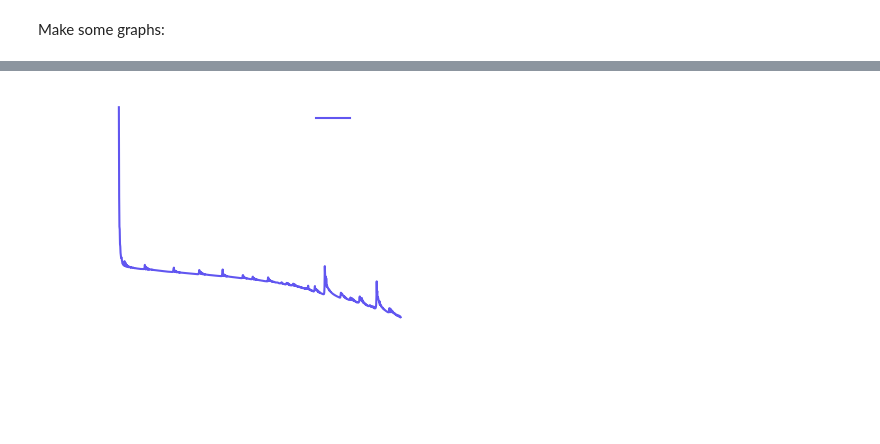
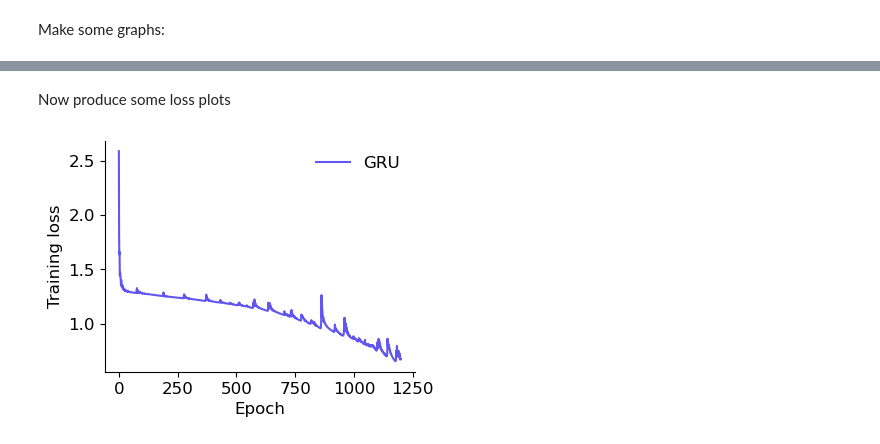
Before and after one commit to arkr01/Deep-Learning-Group-Project, a Jupyter notebook: Model_and_testing.ipynb, the cells around one changed output, grey strips where cells are left out. Saved outputs shown, nothing was run; the diff lists cells and outputs as text; code cells hidden in the pictures; blank space fills up the shorter version.

```diff
--- a/Model_and_testing.ipynb
+++ b/Model_and_testing.ipynb
@@ -846,0 +840,27 @@ plt.savefig("graph_accuracy",transparent=True,bbox_inches = "tight")
+# %%
+#Vanilla RNN
+ep = list(RNN_test_acc.keys())
+accs_train = []
+accs_test = []
+benchmark_accs = []
+for e in ep:
+    accs_train.append(RNN_train_acc[e])
+    accs_test.append(RNN_test_acc[e])
+    benchmark_accs.append(bench_acc)
+import matplotlib.pyplot as plt
+#plt.rcParams.update(plt.rcParamsDefault)
+plt.rcParams.update({'font.size': 12})
+fig1 = plt.figure(3)
+fig1.set_figheight(3)
+fig1.set_figwidth(4)
+ax = plt.axes()
+
+ax.spines['top'].set_visible(False)
+ax.spines['right'].set_visible(False)
+plt.plot(ep,accs_train,c="#6156f0",label="RNN, Train")
+plt.plot(ep,accs_test,c="#51f0ac",label="RNN, Test")
+plt.plot(ep,benchmark_accs,c="#f05195",label="Naive bench. (Test)")
+plt.xlabel("Epoch")
+plt.ylabel("Accuracy")
+plt.legend(loc=(0.05,0.25),frameon=False)
+plt.savefig("graph_acc_3",transparent=True,bbox_inches = "tight")
@@ -847,28 +869,21 @@ plt.savefig("graph_accuracy",transparent=True,bbox_inches = "tight")
+# %% [markdown]
+Now produce some loss plots
 # %%
 #Plot loss:
 import matplotlib.pyplot as plt
 #plt.rcParams.update(plt.rcParamsDefault)
 plt.rcParams.update({'font.size': 12})
-fig1 = plt.figure(1)
+fig1 = plt.figure(4)
 fig1.set_figheight(3)
 fig1.set_figwidth(4)
 ax = plt.axes()
 
-plt.rcParams['text.color'] = 'white'
-plt.rcParams['axes.labelcolor'] = 'white'
-plt.rcParams['xtick.color'] = 'white'
-plt.rcParams['ytick.color'] = 'white'
-
-ax.spines['bottom'].set_color('white')
-ax.spines['left'].set_color('white')
-
 ax.spines['top'].set_visible(False)
 ax.spines['right'].set_visible(False)
-plt.plot(range(num_epochs),losses,c="#6156f0",label="GRU")
+plt.plot(range(num_epochs),GRU_losses,c="#6156f0",label="GRU")
 plt.xlabel("Epoch")
 plt.ylabel("Training loss")
 plt.legend(frameon=False)
-
-plt.savefig("loss",transparent=True,bbox_inches = "tight")
+plt.savefig("loss_gru",transparent=True,bbox_inches = "tight")
 # %% [output]
-[figure, old version]
+[figure, new version]
```
Also changed, not shown: parts of 74 cells of this notebook, 1 other file.
